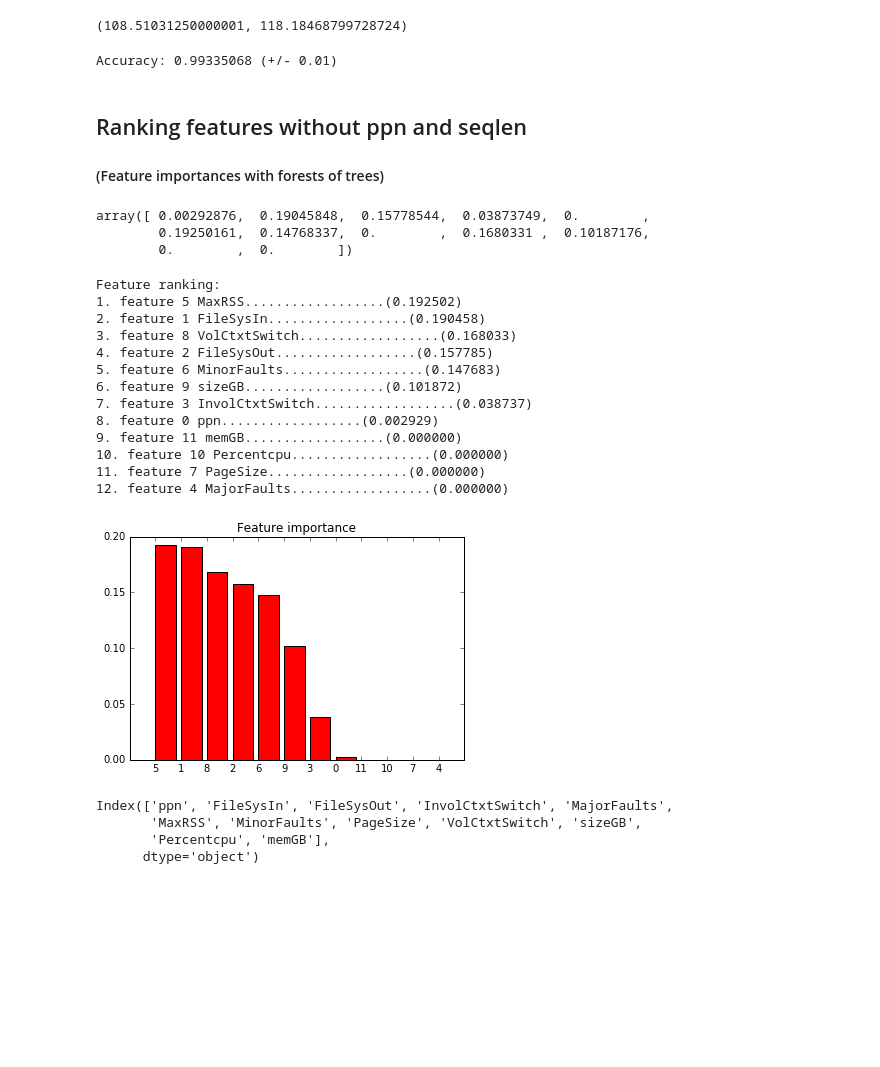
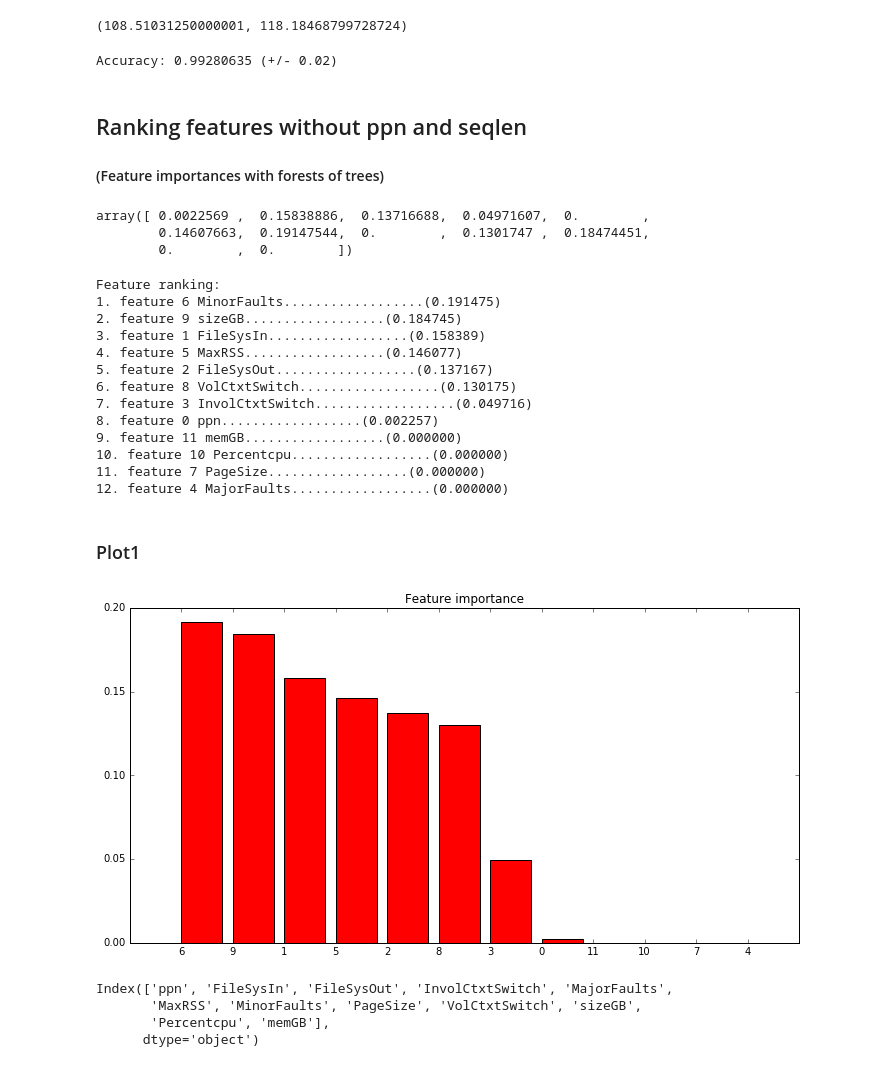
Before and after one commit to words-sdsc/IPPD, a Jupyter notebook: ProfilingData/22July Analysis-ModelTraining (T=Y_time) Rank features (++ppn and ++seqlen).ipynb, the cells around one changed output. Cells and saved outputs as stored; diff of their text form; code cells hidden in the pictures; blank space fills up the shorter version.

```diff
--- a/ProfilingData/22July Analysis-ModelTraining (T=Y_time) Rank features (++ppn and ++seqlen).ipynb
+++ b/ProfilingData/22July Analysis-ModelTraining (T=Y_time) Rank features (++ppn and ++seqlen).ipynb
@@ -7,7 +7,7 @@
 
 import pandas as pd
 # %%
-df = pd.read_csv("testing.csv", sep=",") #data from 22July2016
+df = pd.read_csv("testing_22July.csv", sep=",") #data from 22July2016
 # copy the 'dup' folder to ~/ProfilingData/.
 # remove *Output* files
 # run "python extract.py dup/" to generate testing.csv
@@ -188,7 +190,7 @@ ft[target].mean(), ft[target].std() * 2
 scores = cross_validation.cross_val_score(model, ft[features], ft[target], cv=10,scoring='r2')
 print("Accuracy: %0.8f (+/- %0.2f)" % (scores.mean(), scores.std() * 2))
 # %% [output]
-Accuracy: 0.99335068 (+/- 0.01)
+Accuracy: 0.99280635 (+/- 0.02)
 # %% [markdown]
 ## Ranking features without ppn and seqlen
 #### (Feature importances with forests of trees)
@@ -196,8 +198,8 @@ Accuracy: 0.99335068 (+/- 0.01)
 importances = model.feature_importances_
 importances
 # %% [output]
-array([ 0.00292876,  0.19045848,  0.15778544,  0.03873749,  0.        ,
-        0.19250161,  0.14768337,  0.        ,  0.1680331 ,  0.10187176,
+array([ 0.0022569 ,  0.15838886,  0.13716688,  0.04971607,  0.        ,
+        0.14607663,  0.19147544,  0.        ,  0.1301747 ,  0.18474451,
         0.        ,  0.        ])
 # %%
 std = np.std([tree.feature_importances_ for tree in model.estimators_],axis=0)
@@ -211,31 +213,33 @@ for f in range(X.shape[1]):
           (f + 1, indices[f],X.columns.values[indices[f]], importances[indices[f]]))
 # %% [output]
 Feature ranking:
-1. feature 5 MaxRSS..................(0.192502)
-2. feature 1 FileSysIn..................(0.190458)
-3. feature 8 VolCtxtSwitch..................(0.168033)
-4. feature 2 FileSysOut..................(0.157785)
-5. feature 6 MinorFaults..................(0.147683)
-6. feature 9 sizeGB..................(0.101872)
-7. feature 3 InvolCtxtSwitch..................(0.038737)
-8. feature 0 ppn..................(0.002929)
+1. feature 6 MinorFaults..................(0.191475)
+2. feature 9 sizeGB..................(0.184745)
+3. feature 1 FileSysIn..................(0.158389)
+4. feature 5 MaxRSS..................(0.146077)
+5. feature 2 FileSysOut..................(0.137167)
+6. feature 8 VolCtxtSwitch..................(0.130175)
+7. feature 3 InvolCtxtSwitch..................(0.049716)
+8. feature 0 ppn..................(0.002257)
 9. feature 11 memGB..................(0.000000)
 10. feature 10 Percentcpu..................(0.000000)
 11. feature 7 PageSize..................(0.000000)
 12. feature 4 MajorFaults..................(0.000000)
+# %% [markdown]
+### Plot1
 # %%
 # Plot the feature importances of the forest
 %matplotlib inline
 import matplotlib.pyplot as plt
-plt.figure()
+plt.figure(figsize=(12, 6))
 plt.title("Feature importance")
 plt.bar(range(X.shape[1]), importances[indices],
        color="r")
 plt.xticks(range(X.shape[1]), indices)
 plt.xlim([-1, X.shape[1]])
 plt.show()
 # %% [output]
-[figure, old version]
+[figure, new version]
 # %%
 ft.columns[0:12]
 # %% [output]
```
Also changed, not shown: parts of 12 cells of this notebook, 2 other files.
